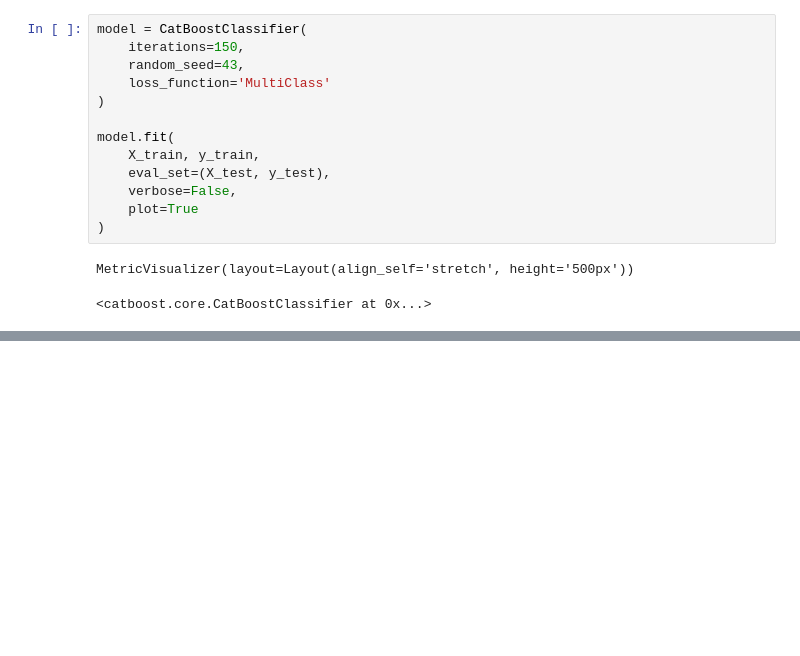
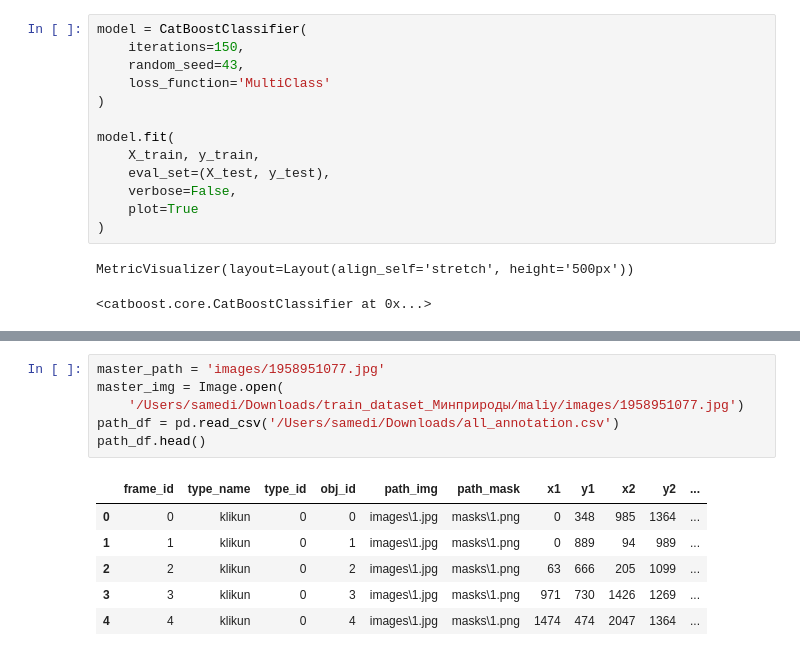
Before and after one commit to vladik-pwnz/hackCBreakthrough, a Jupyter notebook: ml_classifier.ipynb, the cells around one changed output, grey strips where cells are left out. Drawn from its saved outputs; the diff is of its cells as text; blank space fills up the shorter version.

```diff
--- a/ml_classifier.ipynb
+++ b/ml_classifier.ipynb
@@ -178,0 +178,13 @@ None
+# %%
+master_path = 'images/1958951077.jpg'
+master_img = Image.open(
+    '/Users/samedi/Downloads/train_dataset_Минприроды/maliy/images/1958951077.jpg')
+path_df = pd.read_csv('/Users/samedi/Downloads/all_annotation.csv')
+path_df.head()
+# %% [output]
+|  | frame_id | type_name | type_id | obj_id | path_img | path_mask | x1 | y1 | x2 | y2 | ... |
+| 0 | 0 | klikun | 0 | 0 | images\1.jpg | masks\1.png | 0 | 348 | 985 | 1364 | ... |
+| 1 | 1 | klikun | 0 | 1 | images\1.jpg | masks\1.png | 0 | 889 | 94 | 989 | ... |
+| 2 | 2 | klikun | 0 | 2 | images\1.jpg | masks\1.png | 63 | 666 | 205 | 1099 | ... |
+| 3 | 3 | klikun | 0 | 3 | images\1.jpg | masks\1.png | 971 | 730 | 1426 | 1269 | ... |
+| 4 | 4 | klikun | 0 | 4 | images\1.jpg | masks\1.png | 1474 | 474 | 2047 | 1364 | ... |
```
Also changed, not shown: parts of 5 cells of this notebook.
